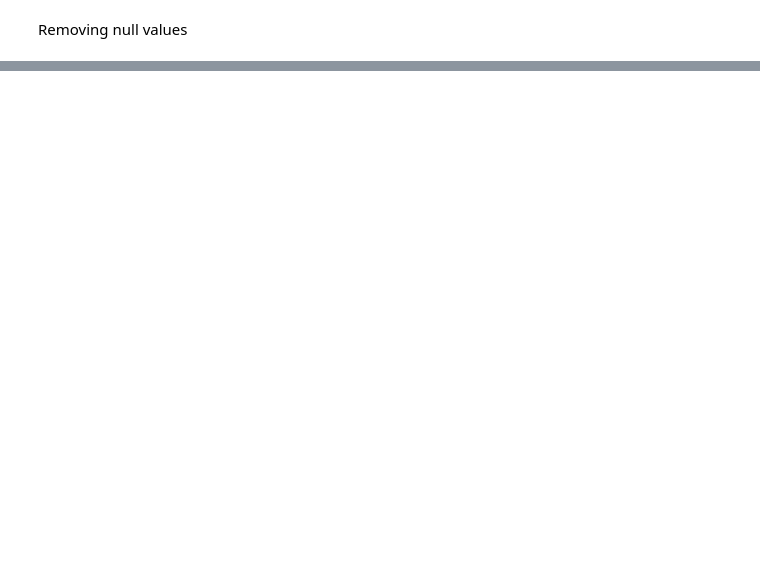
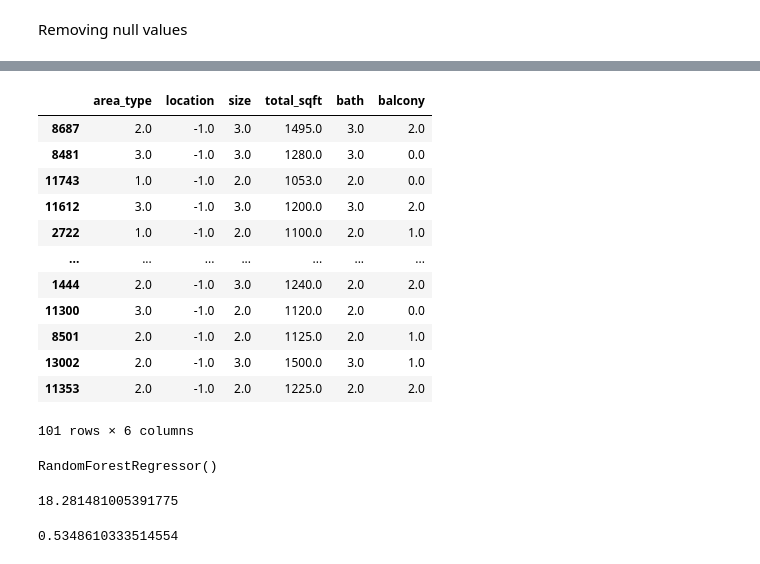
Before and after one commit to gunjan7858903606/gunjan, a Jupyter notebook: Untitled37.ipynb, the cells around one changed output, grey strips where cells are left out. Drawn from its saved outputs; the diff is of its cells as text; code cells hidden in the pictures; blank space fills up the shorter version.

```diff
--- a/Untitled37.ipynb
+++ b/Untitled37.ipynb
@@ -513,0 +695,16 @@ Removing null values
+# %%
+from sklearn.preprocessing import OrdinalEncoder
+enc = OrdinalEncoder(categories = [["Carpet  Area", "Built-up  Area", "Super built-up  Area", "Plot  Area"]])
+# df["area_type"] = enc.fit_transform(df[["area_type"]])
+df["area_type"] = enc.fit_transform(df[["area_type"]])
+# %%
+X = df.drop(columns = "price")
+y = df["price"]
+# %%
+from sklearn.model_selection import train_test_split
+X_train, X_test, y_train, y_test = train_test_split(X, y, test_size = 0.2, random_state = 42)
+# %%
+enc = OrdinalEncoder(handle_unknown= "use_encoded_value", unknown_value = -1)
+# df["area_type"] = enc.fit_transform(df[["area_type"]])
+X_train["location"] = enc.fit_transform(X_train[["location"]])
+X_test["location"] = enc.transform(X_test[["location"]])
@@ -513,0 +720,23 @@ Removing null values
+# %%
+X_test[X_test["location"] == -1]
+# %% [output]
+|  | area_type | location | size | total_sqft | bath | balcony |
+| 8687 | 2.0 | -1.0 | 3.0 | 1495.0 | 3.0 | 2.0 |
+| 8481 | 3.0 | -1.0 | 3.0 | 1280.0 | 3.0 | 0.0 |
+| 11743 | 1.0 | -1.0 | 2.0 | 1053.0 | 2.0 | 0.0 |
+| 11612 | 3.0 | -1.0 | 3.0 | 1200.0 | 3.0 | 2.0 |
+| 2722 | 1.0 | -1.0 | 2.0 | 1100.0 | 2.0 | 1.0 |
+| ... | ... | ... | ... | ... | ... | ... |
+| 1444 | 2.0 | -1.0 | 3.0 | 1240.0 | 2.0 | 2.0 |
+| 11300 | 3.0 | -1.0 | 2.0 | 1120.0 | 2.0 | 0.0 |
+| 8501 | 2.0 | -1.0 | 2.0 | 1125.0 | 2.0 | 1.0 |
+| 13002 | 2.0 | -1.0 | 3.0 | 1500.0 | 3.0 | 1.0 |
+| 11353 | 2.0 | -1.0 | 2.0 | 1225.0 | 2.0 | 2.0 |
+101 rows × 6 columns
+# %%
+from sklearn.ensemble import RandomForestRegressor
+
+rf = RandomForestRegressor()
+rf.fit(X_train, y_train)
+# %% [output]
+RandomForestRegressor()
@@ -513,0 +745,11 @@ Removing null values
+# %%
+from sklearn.metrics import mean_absolute_error
+
+mean_absolute_error(y_test, y_pred)
+# %% [output]
+18.281481005391775
+# %%
+from sklearn.metrics import r2_score
+r2_score(y_test, y_pred)
+# %% [output]
+0.5348610333514554
```
Also changed, not shown: parts of 27 cells of this notebook.
